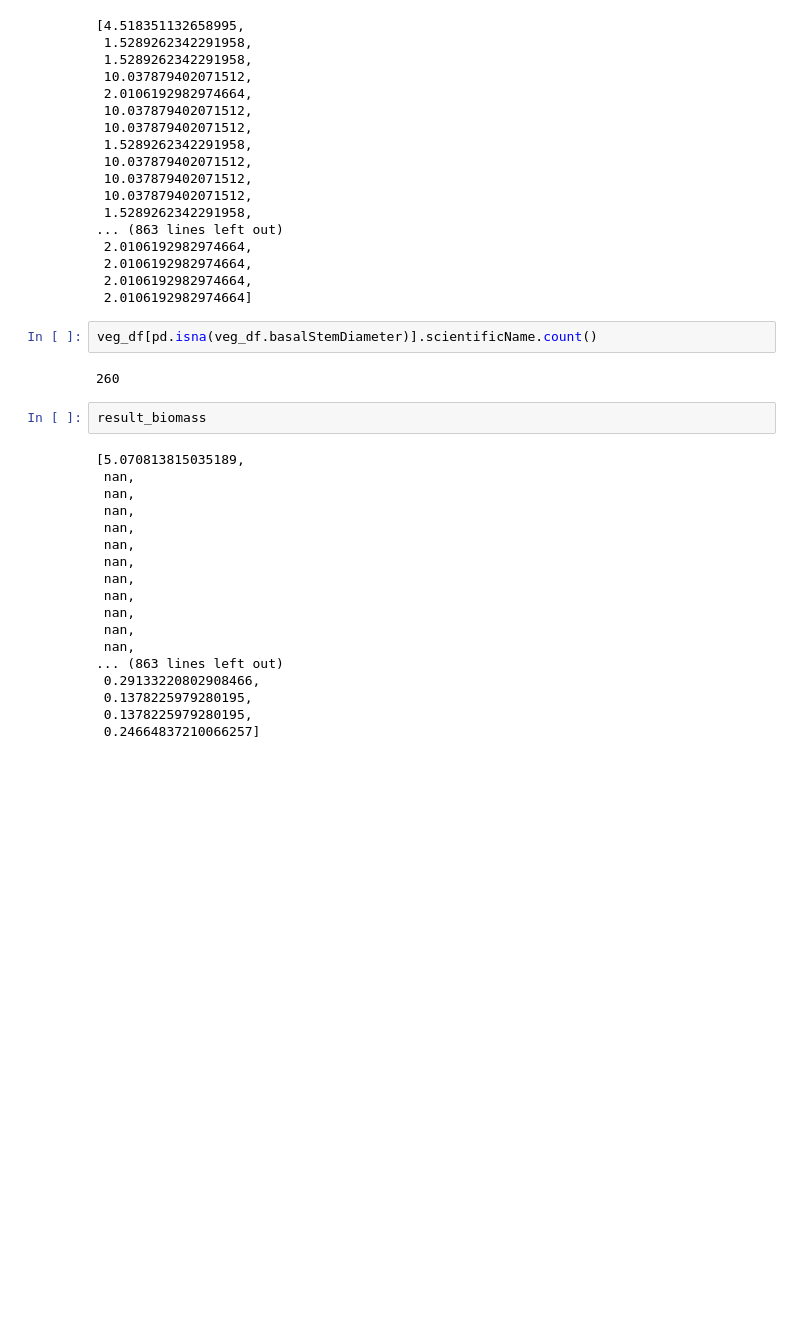
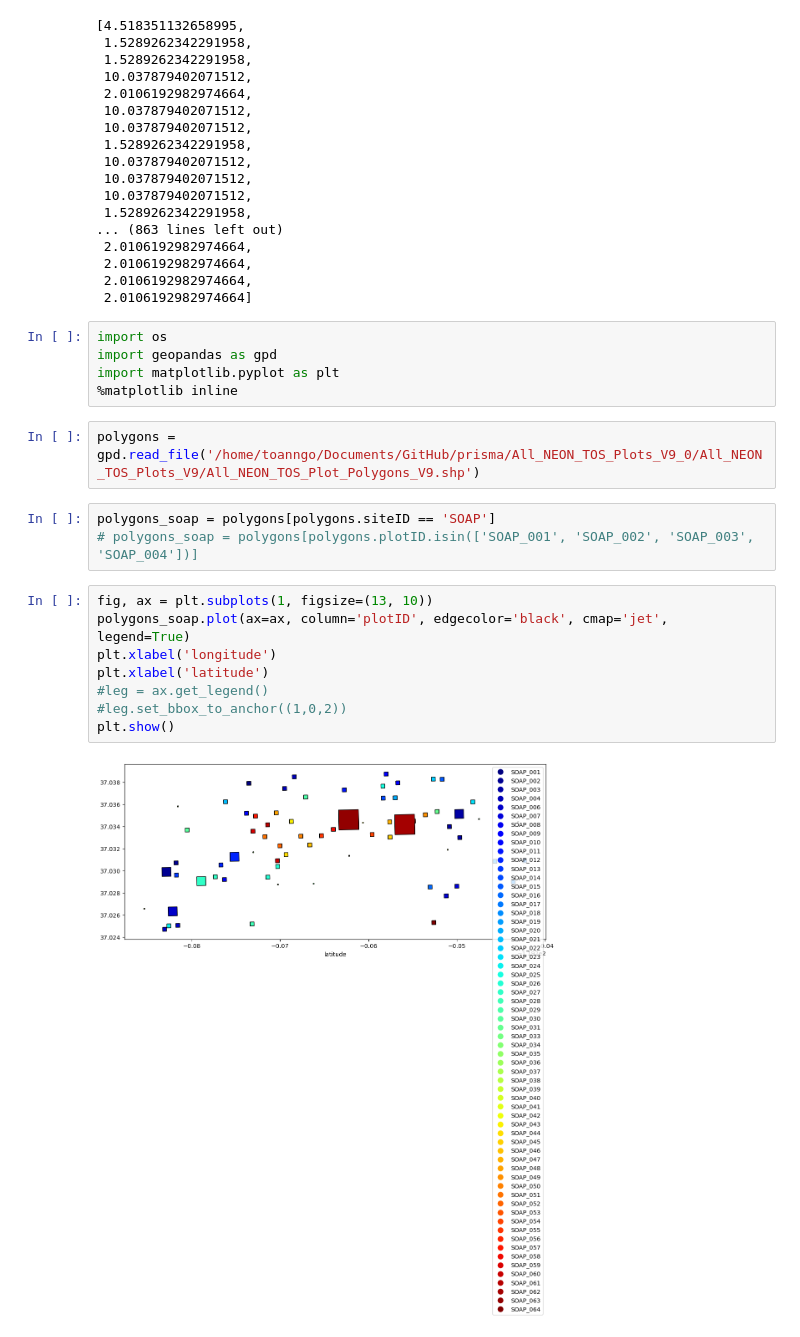
Before and after one commit to annaspiers/PRISMATIC, a Jupyter notebook: analyze.ipynb, the cells around one changed output. Cells and saved outputs as stored; diff of their text form; blank space fills up the shorter version.

```diff
--- a/analyze.ipynb
+++ b/analyze.ipynb
@@ -146,27 +194,23 @@ result
  2.0106192982974664,
  2.0106192982974664,
  2.0106192982974664]
-# %%
-veg_df[pd.isna(veg_df.basalStemDiameter)].scientificName.count()
-# %% [output]
-260
-# %%
-result_biomass
-# %% [output]
-[5.070813815035189,
- nan,
- nan,
- nan,
- nan,
- nan,
- nan,
- nan,
- nan,
- nan,
- nan,
- nan,
-... (863 lines left out)
- 0.29133220802908466,
- 0.1378225979280195,
- 0.1378225979280195,
- 0.24664837210066257]
+# %%
+import os
+import geopandas as gpd
+import matplotlib.pyplot as plt
+%matplotlib inline
+# %%
+polygons = gpd.read_file('/home/toanngo/Documents/GitHub/prisma/All_NEON_TOS_Plots_V9_0/All_NEON_TOS_Plots_V9/All_NEON_TOS_Plot_Polygons_V9.shp')
+# %%
+polygons_soap = polygons[polygons.siteID == 'SOAP']
+# polygons_soap = polygons[polygons.plotID.isin(['SOAP_001', 'SOAP_002', 'SOAP_003', 'SOAP_004'])]
+# %%
+fig, ax = plt.subplots(1, figsize=(13, 10))
+polygons_soap.plot(ax=ax, column='plotID', edgecolor='black', cmap='jet', legend=True)
+plt.xlabel('longitude')
+plt.xlabel('latitude')
+#leg = ax.get_legend()
+#leg.set_bbox_to_anchor((1,0,2))
+plt.show()
+# %% [output]
+[figure, added]
```
Also changed, not shown: parts of 45 cells of this notebook, 1 other file.
